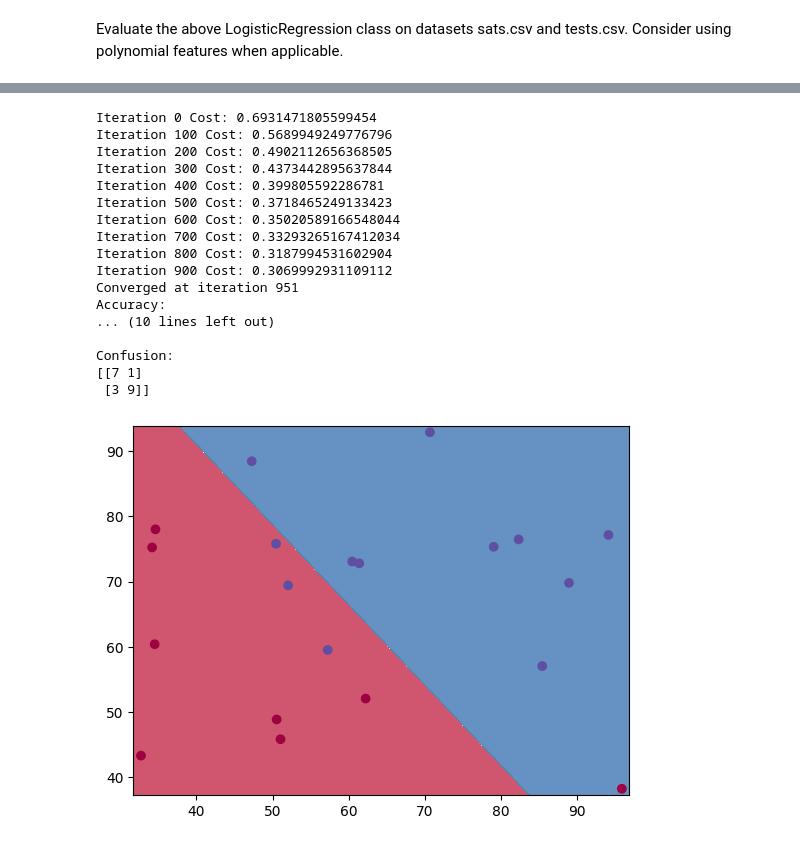
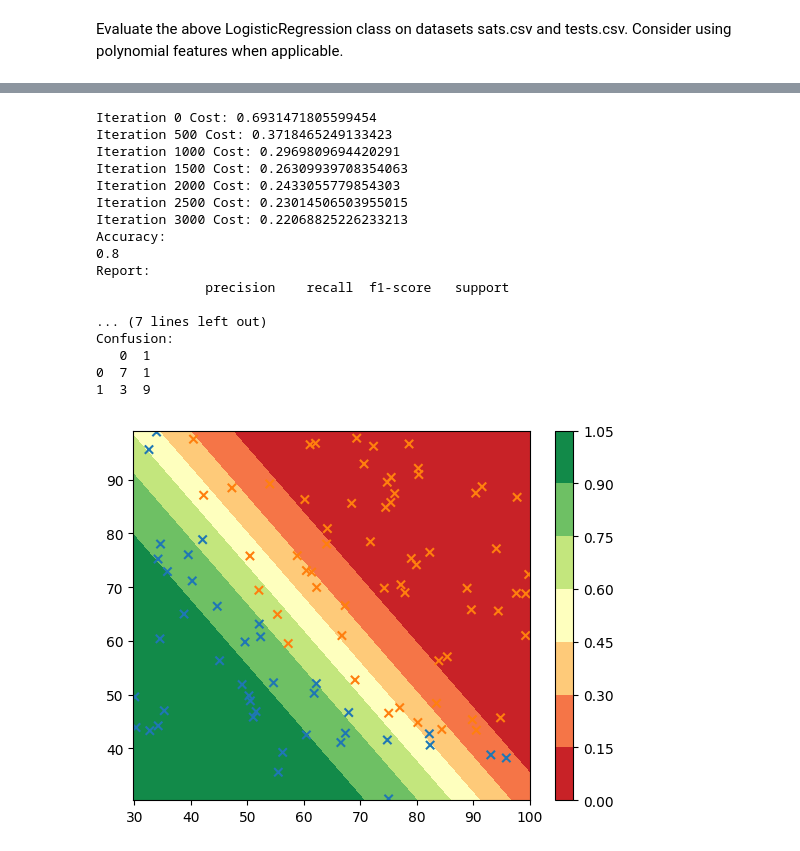
Before and after one commit to proc1v/ML-Intro-LNU, a Jupyter notebook: HW2/Multivariate LR-Stubs.ipynb, the cells around one changed output, grey strips where cells are left out. Cells and saved outputs as stored; diff of their text form; code cells hidden in the pictures.

```diff
--- a/HW2/Multivariate LR-Stubs.ipynb
+++ b/HW2/Multivariate LR-Stubs.ipynb
@@ -157,7 +200,7 @@ class LogisticRegression:
 
             costs.append(cost)
 
-            if i % 100 == 0 and self.verbose:
+            if i % 500 == 0 and self.verbose:
                 print(f"Iteration {i} Cost: {cost}")
 
             if np.abs(costs[i] - costs[i - 1]) < self.tol:
@@ -263,32 +298,5 @@ Iteration 1000 Cost: 0.461532450958539
 # %%
 y_test_pred = lr.predict(X_test)
-# %%
-from sklearn.metrics import accuracy_score, classification_report, confusion_matrix
-
-def evaluate_classification(y_test, y_test_pred):
-    accuracy = accuracy_score(y_test, y_test_pred)
-    report = classification_report(y_test, y_test_pred)
-    confusion = confusion_matrix(y_test, y_test_pred)
-
-    return accuracy, report, confusion
-
-
-def plot_decision_boundary(lr, X_test, y_test):
-    """Plot decision boundary.
-
-    Args:
-        lr (LogisticRegression): Logistic regression model.
-        X_test (array): Test data.
-        y_test (array): Test target."""
-    h = 0.02
-    x_min, x_max = X_test[:, 0].min() - 1, X_test[:, 0].max() + 1
-    y_min, y_max = X_test[:, 1].min() - 1, X_test[:, 1].max() + 1
-    xx, yy = np.meshgrid(np.arange(x_min, x_max, h), np.arange(y_min, y_max, h))
-    Z = lr.predict(np.c_[xx.ravel(), yy.ravel()])
-    Z = Z.reshape(xx.shape)
-    plt.contourf(xx, yy, Z, cmap=plt.cm.Spectral, alpha=0.8)
-    plt.scatter(X_test[:, 0], X_test[:, 1], c=y_test, cmap=plt.cm.Spectral)
-    plt.show()
 # %%
 accuracy, report, confusion = evaluate_classification(y_test, y_test_pred)
 print(f"Accuracy: \n{accuracy}")
@@ -363,30 +408,30 @@ print(X_train.shape, X_test.shape, y_train.shape, y_test.shape)
 # %%
-lr = LogisticRegression(standardize=True, learning_rate=0.01, max_iter=1000, tol=1e-4, verbose=True)
+lr = LogisticRegression(standardize=True, learning_rate=0.01, max_iter=3000, tol=1e-6, verbose=True)
 lr.fit(X_train, y_train)
 y_test_pred = lr.predict(X_test)
 
 accuracy, report, confusion = evaluate_classification(y_test, y_test_pred)
 print(f"Accuracy: \n{accuracy}")
 print(f"Report: \n{report}")
 print(f"Confusion: \n{confusion}")
-plot_decision_boundary(lr, X_test, y_test)
+plot_decision_boundary(lr, X, y)
 plt.show()
 # %% [output]
 Iteration 0 Cost: 0.6931471805599454
-Iteration 100 Cost: 0.5689949249776796
-Iteration 200 Cost: 0.4902112656368505
-Iteration 300 Cost: 0.4373442895637844
-Iteration 400 Cost: 0.399805592286781
 Iteration 500 Cost: 0.3718465249133423
-Iteration 600 Cost: 0.35020589166548044
-Iteration 700 Cost: 0.33293265167412034
-Iteration 800 Cost: 0.3187994531602904
-Iteration 900 Cost: 0.3069992931109112
-Converged at iteration 951
+Iteration 1000 Cost: 0.2969809694420291
+Iteration 1500 Cost: 0.26309939708354063
+Iteration 2000 Cost: 0.2433055779854303
+Iteration 2500 Cost: 0.23014506503955015
+Iteration 3000 Cost: 0.22068825226233213
 Accuracy:
-... (10 lines left out)
+0.8
+Report:
+              precision    recall  f1-score   support
 
+... (7 lines left out)
 Confusion:
-[[7 1]
- [3 9]]
+   0  1
+0  7  1
+1  3  9
-[figure, old version]
+[figure, new version]
```
Also changed, not shown: parts of 17 cells of this notebook.
